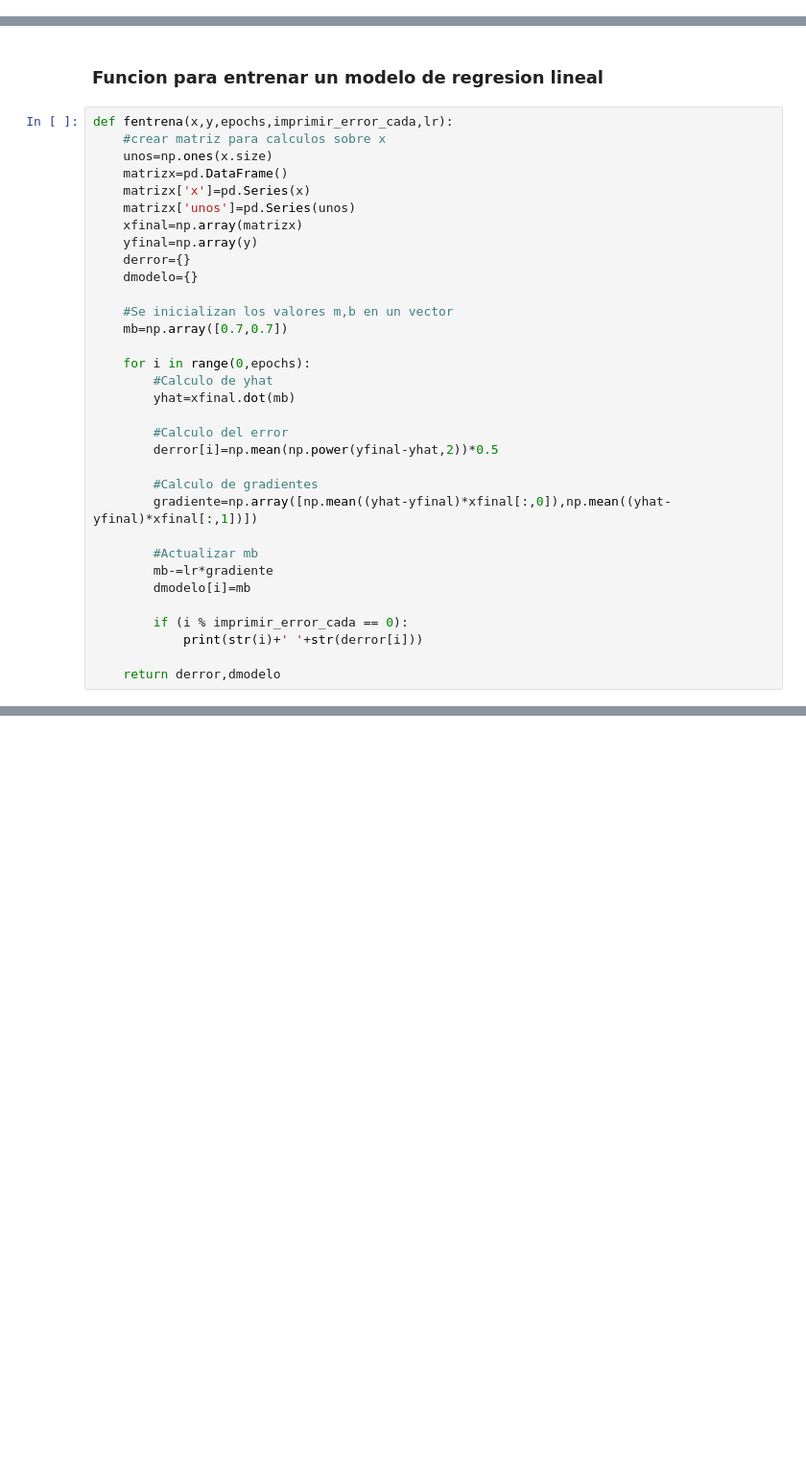
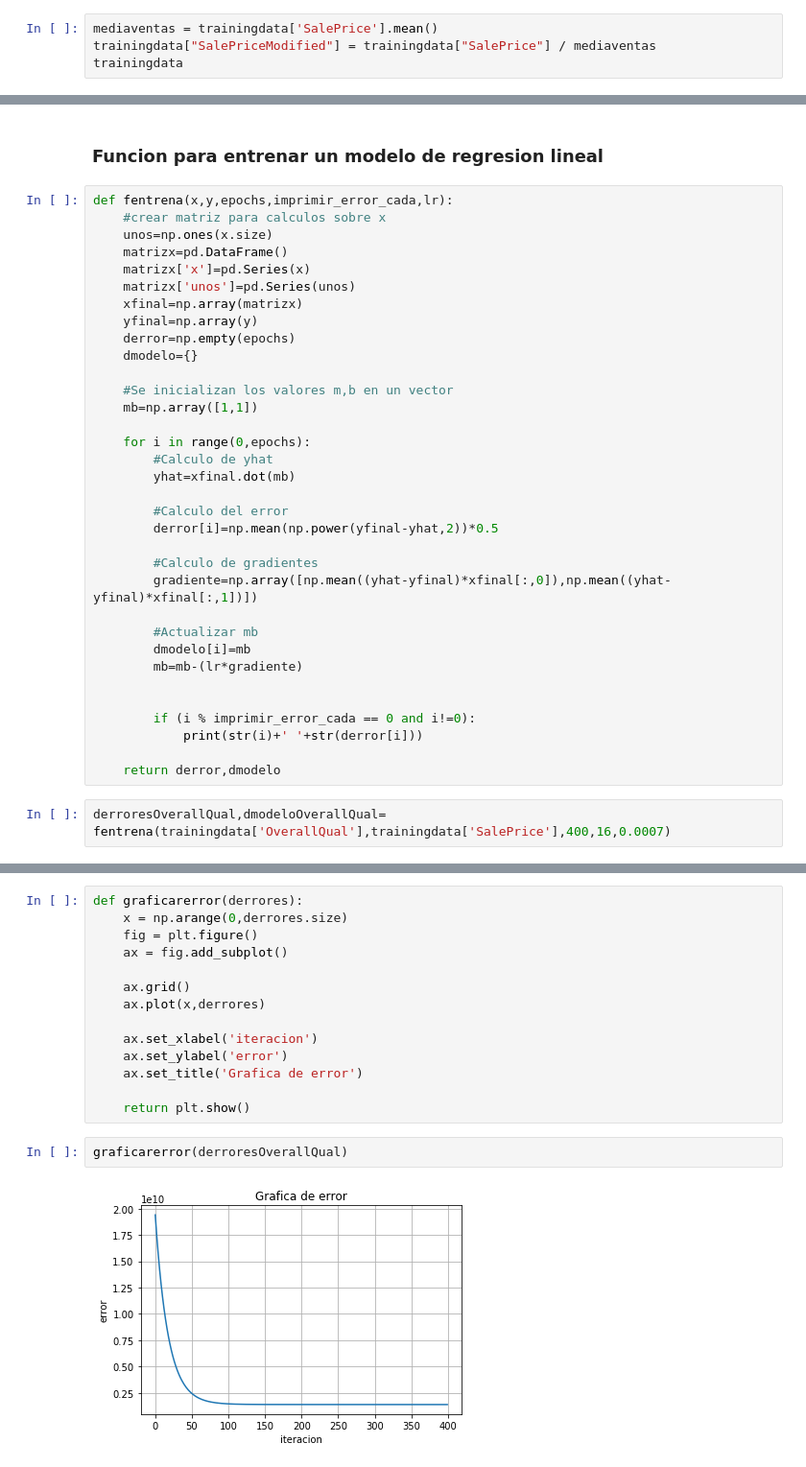
Before and after one commit to rub3ng0nzalez/MSDegree, a Jupyter notebook: Ciencia de datos en Python/proyecto_data/Proyecto-Ruben_Gonzalez.ipynb, the cells around one changed output, grey strips where cells are left out. Shown: that part at 96% size. Saved outputs shown, nothing was run; the diff lists cells and outputs as text; blank space fills up the shorter version.

Commit message:
Graphics model completed
functions to show a graphic for errors and models finished.

```diff
--- a/Ciencia de datos en Python/proyecto_data/Proyecto-Ruben_Gonzalez.ipynb
+++ b/Ciencia de datos en Python/proyecto_data/Proyecto-Ruben_Gonzalez.ipynb
@@ -129,0 +134,4 @@ Basado en los resultados anteriores, las variables con mayor potencial predictiv
+# %%
+mediaventas = trainingdata['SalePrice'].mean()
+trainingdata["SalePriceModified"] = trainingdata["SalePrice"] / mediaventas
+trainingdata
@@ -138,11 +164,11 @@ def fentrena(x,y,epochs,imprimir_error_cada,lr):
     matrizx['unos']=pd.Series(unos)
     xfinal=np.array(matrizx)
     yfinal=np.array(y)
-    derror={}
+    derror=np.empty(epochs)
     dmodelo={}
 
     #Se inicializan los valores m,b en un vector
-    mb=np.array([0.7,0.7])
+    mb=np.array([1,1])
 
     for i in range(0,epochs):
         #Calculo de yhat
@@ -155,10 +181,13 @@ def fentrena(x,y,epochs,imprimir_error_cada,lr):
         gradiente=np.array([np.mean((yhat-yfinal)*xfinal[:,0]),np.mean((yhat-yfinal)*xfinal[:,1])])
 
         #Actualizar mb
-        mb-=lr*gradiente
         dmodelo[i]=mb
+        mb=mb-(lr*gradiente)
 
-        if (i % imprimir_error_cada == 0):
+
+        if (i % imprimir_error_cada == 0 and i!=0):
             print(str(i)+' '+str(derror[i]))
 
     return derror,dmodelo
+# %%
+derroresOverallQual,dmodeloOverallQual= fentrena(trainingdata['OverallQual'],trainingdata['SalePrice'],400,16,0.0007)
@@ -164,0 +212,18 @@ def fentrena(x,y,epochs,imprimir_error_cada,lr):
+# %%
+def graficarerror(derrores):
+    x = np.arange(0,derrores.size)
+    fig = plt.figure()
+    ax = fig.add_subplot()
+
+    ax.grid()
+    ax.plot(x,derrores)
+
+    ax.set_xlabel('iteracion')
+    ax.set_ylabel('error')
+    ax.set_title('Grafica de error')
+
+    return plt.show()
+# %%
+graficarerror(derroresOverallQual)
+# %% [output]
+[figure, added]
```
Also changed, not shown: parts of 12 cells of this notebook.
